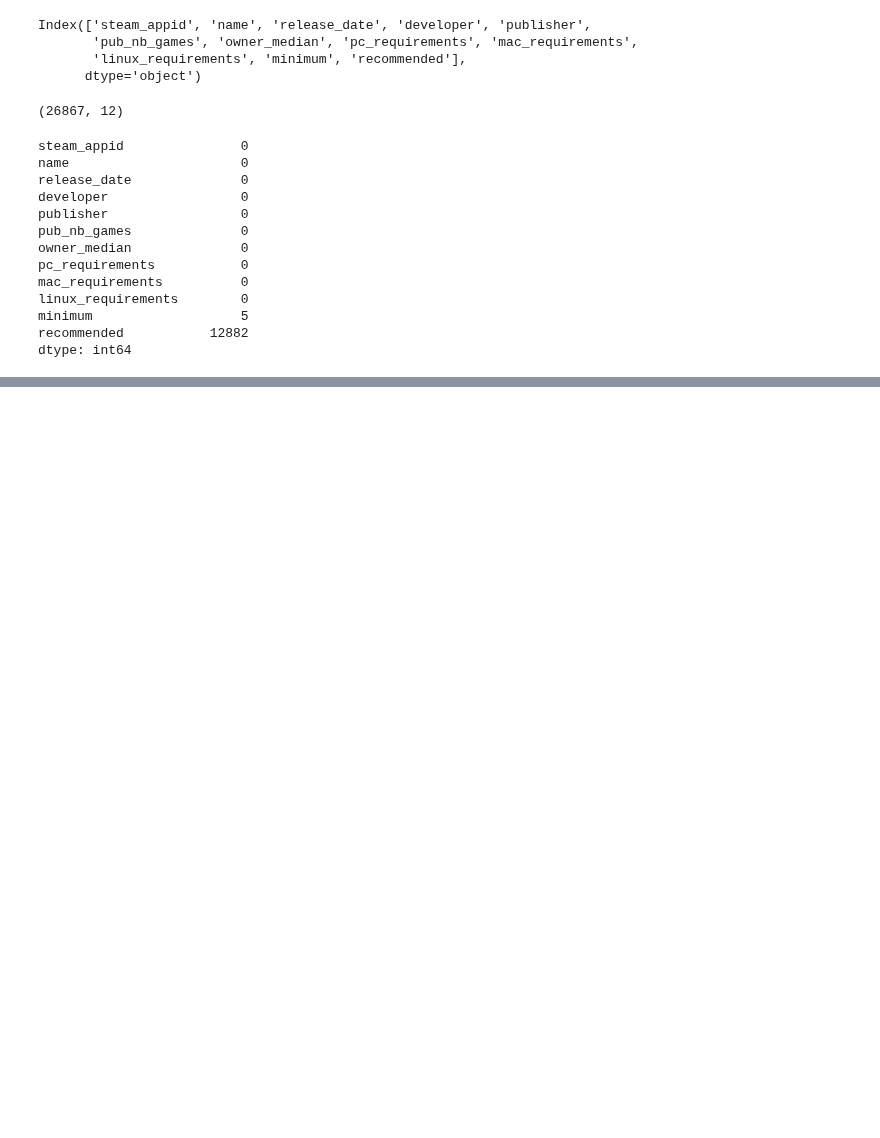
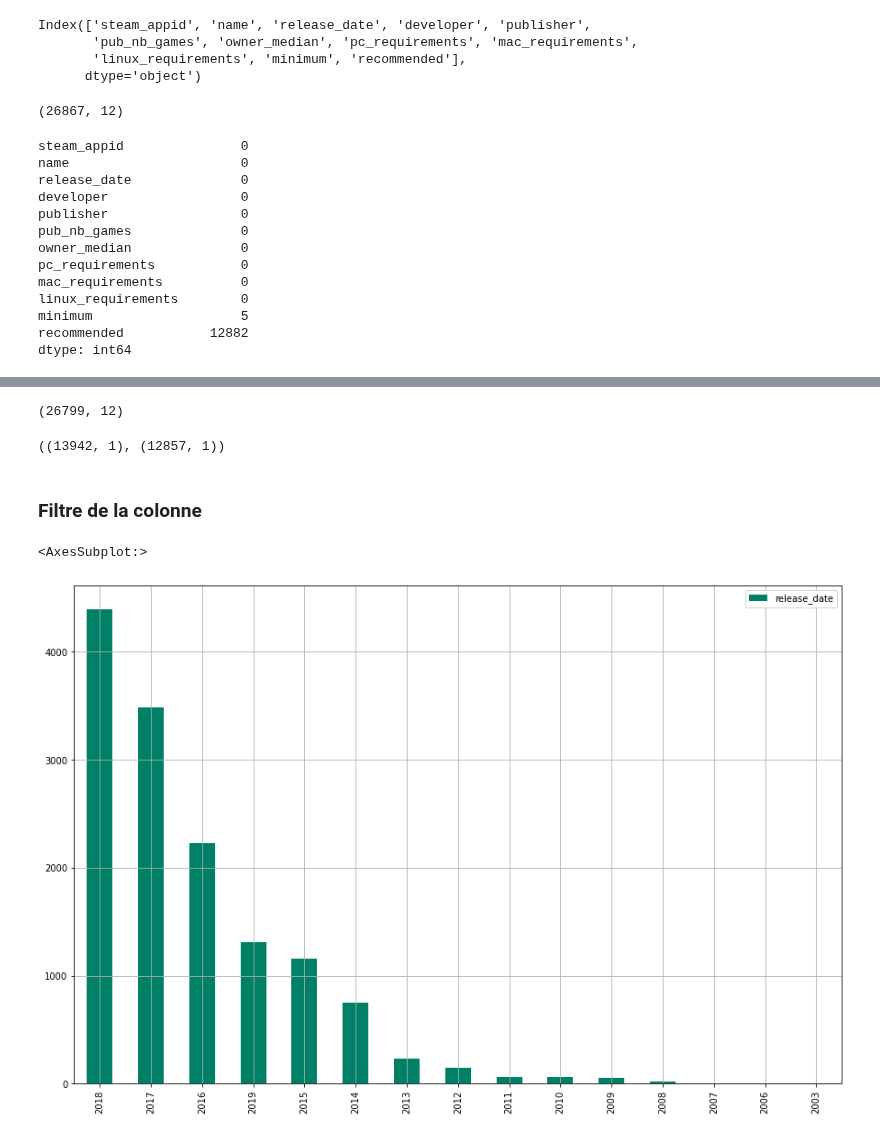
Before and after one commit to Rvanelven/steamator, a Jupyter notebook: notebooks/Mathieu_#35_Analyse_Requirements.ipynb, the cells around one changed output, grey strips where cells are left out. Saved outputs shown, nothing was run; the diff lists cells and outputs as text; code cells hidden in the pictures; blank space fills up the shorter version.

```diff
--- a/notebooks/Mathieu_#35_Analyse_Requirements.ipynb
+++ b/notebooks/Mathieu_#35_Analyse_Requirements.ipynb
@@ -132,0 +79,5 @@ pub_req[pub_req['minimum'] != '[]'].shape
+# %%
+# Drop des plus gros publishers ( owners_median > 7500000)
+
+
+pub_req = pub_req.drop(pub_req[pub_req.owner_median >=7500000].index)
@@ -132,0 +102,28 @@ pub_req[pub_req['minimum'] != '[]'].shape
+# %%
+# Remplacement des Nan par des 0 pour pouvoir filtrer sur la colonne
+
+pub_req['recommended'] = pub_req['recommended'].fillna(0)
+# %%
+pub_req.shape
+# %% [output]
+(26799, 12)
+# %%
+#Présence d'une config. minimale pour 52 % des jeux !
+
+pub_req[['recommended']][pub_req['recommended'] != 0].shape, pub_req[['recommended']][pub_req['recommended'] == 0].shape
+# %% [output]
+((13942, 1), (12857, 1))
+# %%
+pub_req['release_date'] = pd.to_datetime(pub_req['release_date'])
+# %% [markdown]
+### Filtre de la colonne
+# %%
+with_reco = pub_req[pub_req['recommended']!=0].sort_values(by='release_date', ascending=False)
+# %%
+# Nombre de jeux achetés selon les années AVEC une recommandation
+
+with_reco[['name','release_date','owner_median','recommended']].sort_values(by='release_date', ascending=False)
+with_reco['release_date'].dt.year.value_counts().plot(kind = 'bar',figsize=(15,10), colormap='summer', grid=True, legend=True)
+# %% [output]
+<AxesSubplot:>
+[figure, added]
```
Also changed, not shown: parts of 46 cells of this notebook.
